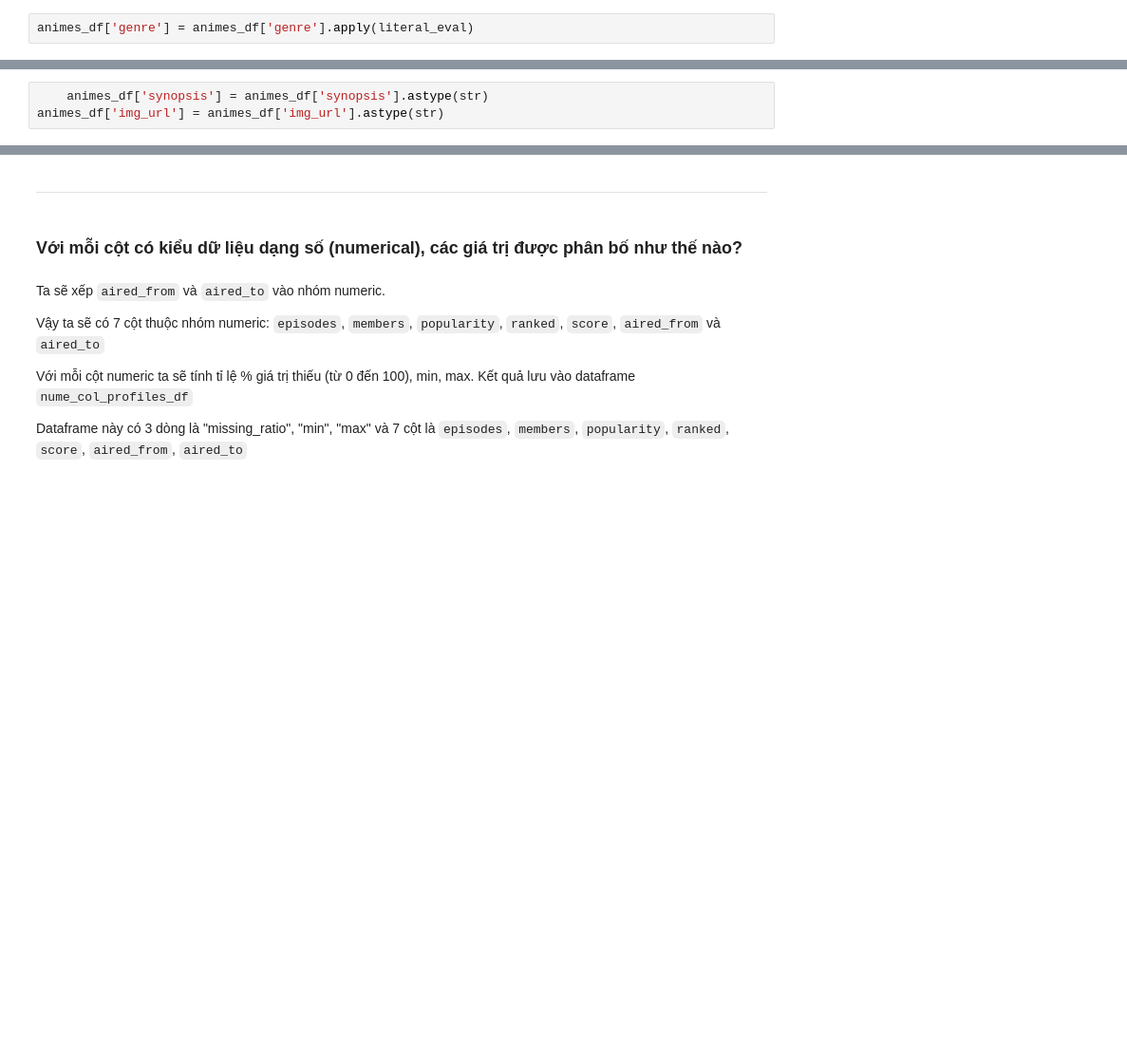
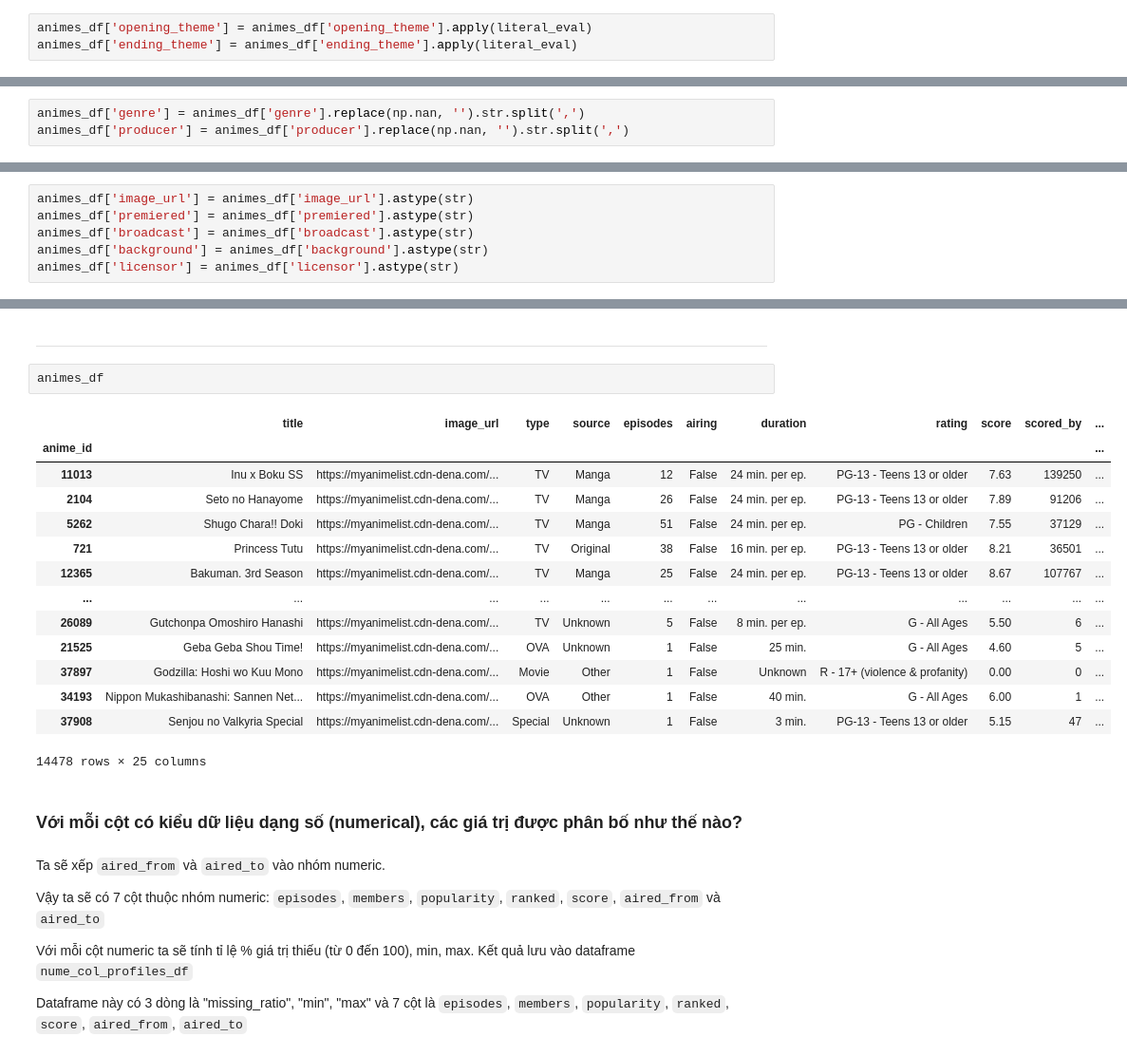
Before and after one commit to hungngocphat01/HCMUS-IntroDataSc-FinalProj, a Jupyter notebook: FINAL.ipynb, the cells around one changed output, grey strips where cells are left out. Shown: that part at 95% size. Drawn from its saved outputs; the diff is of its cells as text; blank space fills up the shorter version.

```diff
--- a/FINAL.ipynb
+++ b/FINAL.ipynb
@@ -217,2 +248,3 @@ Vd: "['Comedy', 'Sports', 'Drama', 'School', 'Shounen']"
 # %%
-animes_df['genre'] = animes_df['genre'].apply(literal_eval)
+animes_df['opening_theme'] = animes_df['opening_theme'].apply(literal_eval)
+animes_df['ending_theme'] = animes_df['ending_theme'].apply(literal_eval)
@@ -219 +253,4 @@ animes_df['genre'] = animes_df['genre'].apply(literal_eval)
+# %%
+animes_df['genre'] = animes_df['genre'].replace(np.nan, '').str.split(',')
+animes_df['producer'] = animes_df['producer'].replace(np.nan, '').str.split(',')
 # %%
@@ -227,4 +270 @@ Do cả hai cột `synopsis` và `img_url` đều có giá trị "" nên `dtype`
 Bây giờ ta sẽ chuyển tất cả sang kiểu `str`
-# %%
-    animes_df['synopsis'] = animes_df['synopsis'].astype(str)
-animes_df['img_url'] = animes_df['img_url'].astype(str)
@@ -236,0 +271,6 @@ img_url type:  {<class 'str'>}
+# %%
+animes_df['image_url'] = animes_df['image_url'].astype(str)
+animes_df['premiered'] = animes_df['premiered'].astype(str)
+animes_df['broadcast'] = animes_df['broadcast'].astype(str)
+animes_df['background'] = animes_df['background'].astype(str)
+animes_df['licensor'] = animes_df['licensor'].astype(str)
@@ -237,5 +289,22 @@ img_url type:  {<class 'str'>}
 # %% [markdown]
 ---
+# %%
+animes_df
+# %% [output]
+|  | title | image_url | type | source | episodes | airing | duration | rating | score | scored_by | ... |
+| anime_id |  |  |  |  |  |  |  |  |  |  | ... |
+| 11013 | Inu x Boku SS | https://myanimelist.cdn-dena.com/... | TV | Manga | 12 | False | 24 min. per ep. | PG-13 - Teens 13 or older | 7.63 | 139250 | ... |
+| 2104 | Seto no Hanayome | https://myanimelist.cdn-dena.com/... | TV | Manga | 26 | False | 24 min. per ep. | PG-13 - Teens 13 or older | 7.89 | 91206 | ... |
+| 5262 | Shugo Chara!! Doki | https://myanimelist.cdn-dena.com/... | TV | Manga | 51 | False | 24 min. per ep. | PG - Children | 7.55 | 37129 | ... |
+| 721 | Princess Tutu | https://myanimelist.cdn-dena.com/... | TV | Original | 38 | False | 16 min. per ep. | PG-13 - Teens 13 or older | 8.21 | 36501 | ... |
+| 12365 | Bakuman. 3rd Season | https://myanimelist.cdn-dena.com/... | TV | Manga | 25 | False | 24 min. per ep. | PG-13 - Teens 13 or older | 8.67 | 107767 | ... |
+| ... | ... | ... | ... | ... | ... | ... | ... | ... | ... | ... | ... |
+| 26089 | Gutchonpa Omoshiro Hanashi | https://myanimelist.cdn-dena.com/... | TV | Unknown | 5 | False | 8 min. per ep. | G - All Ages | 5.50 | 6 | ... |
+| 21525 | Geba Geba Shou Time! | https://myanimelist.cdn-dena.com/... | OVA | Unknown | 1 | False | 25 min. | G - All Ages | 4.60 | 5 | ... |
+| 37897 | Godzilla: Hoshi wo Kuu Mono | https://myanimelist.cdn-dena.com/... | Movie | Other | 1 | False | Unknown | R - 17+ (violence & profanity) | 0.00 | 0 | ... |
+| 34193 | Nippon Mukashibanashi: Sannen Net... | https://myanimelist.cdn-dena.com/... | OVA | Other | 1 | False | 40 min. | G - All Ages | 6.00 | 1 | ... |
+| 37908 | Senjou no Valkyria Special | https://myanimelist.cdn-dena.com/... | Special | Unknown | 1 | False | 3 min. | PG-13 - Teens 13 or older | 5.15 | 47 | ... |
+14478 rows × 25 columns
 # %% [markdown]
 ### Với mỗi cột có kiểu dữ liệu dạng số (numerical), các giá trị được phân bố như thế nào?
 # %% [markdown]
```
Also changed, not shown: parts of 19 cells of this notebook.
